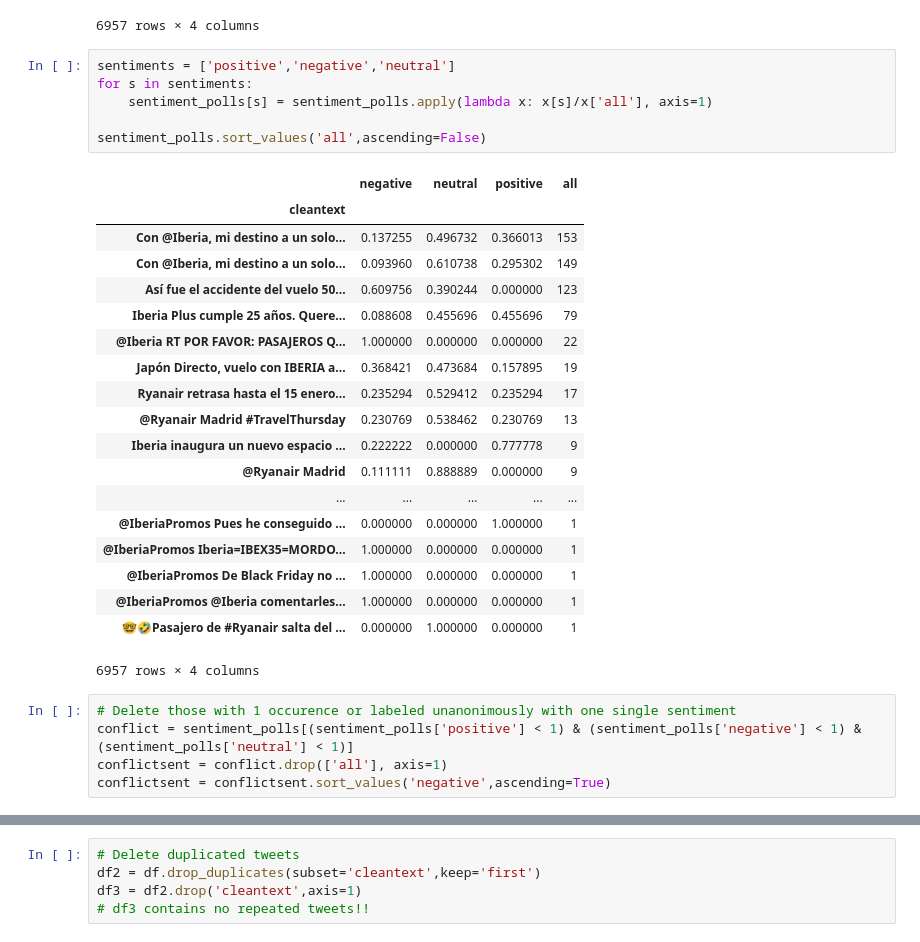
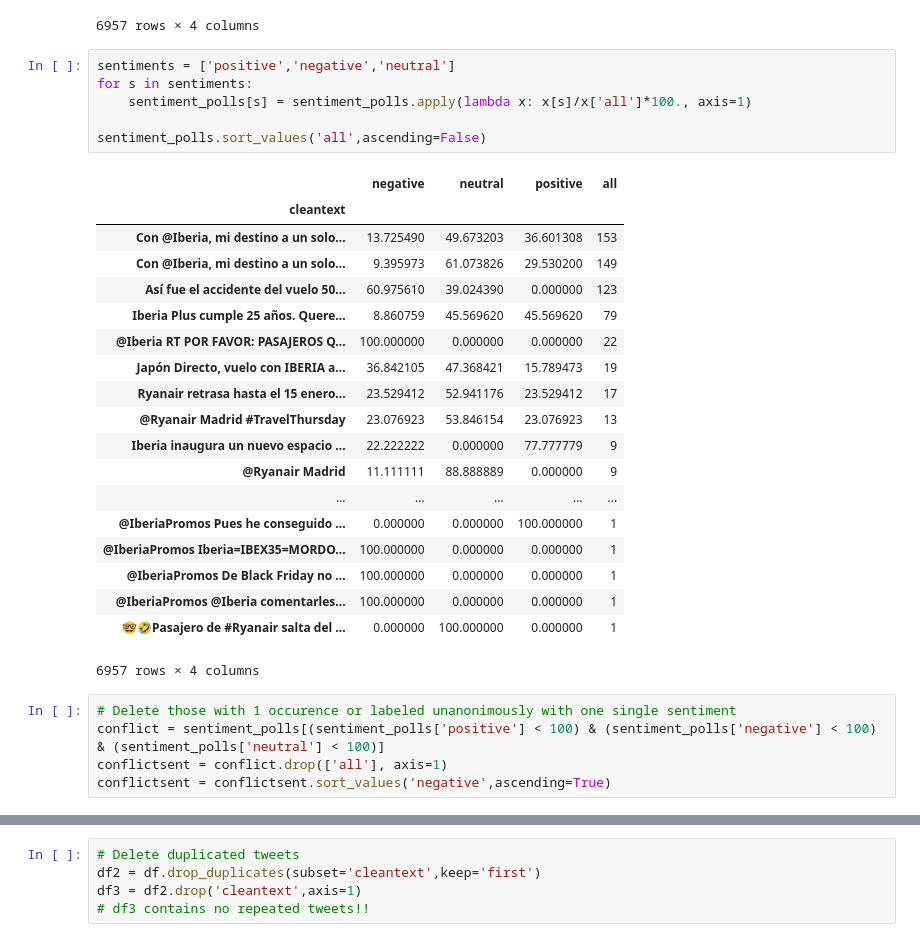
Before and after one commit to alfredcas/Feelings, a Jupyter notebook: Marketing.ipynb, the cells around one changed output, grey strips where cells are left out. Drawn from its saved outputs; the diff is of its cells as text.

```diff
--- a/Marketing.ipynb
+++ b/Marketing.ipynb
@@ -98,32 +98,32 @@ sentiment_polls.sort_values('neutral',ascending=False)
 # %%
 sentiments = ['positive','negative','neutral']
 for s in sentiments:
-    sentiment_polls[s] = sentiment_polls.apply(lambda x: x[s]/x['all'], axis=1)
+    sentiment_polls[s] = sentiment_polls.apply(lambda x: x[s]/x['all']*100., axis=1)
 
 sentiment_polls.sort_values('all',ascending=False)
 # %% [output]
 |  | negative | neutral | positive | all |
 | cleantext |  |  |  |  |
-| Con @Iberia, mi destino a un solo... | 0.137255 | 0.496732 | 0.366013 | 153 |
-| Con @Iberia, mi destino a un solo... | 0.093960 | 0.610738 | 0.295302 | 149 |
-| Así fue el accidente del vuelo 50... | 0.609756 | 0.390244 | 0.000000 | 123 |
-| Iberia Plus cumple 25 años. Quere... | 0.088608 | 0.455696 | 0.455696 | 79 |
-| @Iberia RT POR FAVOR: PASAJEROS Q... | 1.000000 | 0.000000 | 0.000000 | 22 |
-| Japón Directo, vuelo con IBERIA a... | 0.368421 | 0.473684 | 0.157895 | 19 |
-| Ryanair retrasa hasta el 15 enero... | 0.235294 | 0.529412 | 0.235294 | 17 |
-| @Ryanair Madrid #TravelThursday | 0.230769 | 0.538462 | 0.230769 | 13 |
-| Iberia inaugura un nuevo espacio ... | 0.222222 | 0.000000 | 0.777778 | 9 |
-| @Ryanair Madrid | 0.111111 | 0.888889 | 0.000000 | 9 |
+| Con @Iberia, mi destino a un solo... | 13.725490 | 49.673203 | 36.601308 | 153 |
+| Con @Iberia, mi destino a un solo... | 9.395973 | 61.073826 | 29.530200 | 149 |
+| Así fue el accidente del vuelo 50... | 60.975610 | 39.024390 | 0.000000 | 123 |
+| Iberia Plus cumple 25 años. Quere... | 8.860759 | 45.569620 | 45.569620 | 79 |
+| @Iberia RT POR FAVOR: PASAJEROS Q... | 100.000000 | 0.000000 | 0.000000 | 22 |
+| Japón Directo, vuelo con IBERIA a... | 36.842105 | 47.368421 | 15.789473 | 19 |
+| Ryanair retrasa hasta el 15 enero... | 23.529412 | 52.941176 | 23.529412 | 17 |
+| @Ryanair Madrid #TravelThursday | 23.076923 | 53.846154 | 23.076923 | 13 |
+| Iberia inaugura un nuevo espacio ... | 22.222222 | 0.000000 | 77.777779 | 9 |
+| @Ryanair Madrid | 11.111111 | 88.888889 | 0.000000 | 9 |
 | ... | ... | ... | ... | ... |
-| @IberiaPromos Pues he conseguido ... | 0.000000 | 0.000000 | 1.000000 | 1 |
-| @IberiaPromos Iberia=IBEX35=MORDO... | 1.000000 | 0.000000 | 0.000000 | 1 |
-| @IberiaPromos De Black Friday no ... | 1.000000 | 0.000000 | 0.000000 | 1 |
-| @IberiaPromos @Iberia comentarles... | 1.000000 | 0.000000 | 0.000000 | 1 |
-| 🤓🤣Pasajero de #Ryanair salta del ... | 0.000000 | 1.000000 | 0.000000 | 1 |
+| @IberiaPromos Pues he conseguido ... | 0.000000 | 0.000000 | 100.000000 | 1 |
+| @IberiaPromos Iberia=IBEX35=MORDO... | 100.000000 | 0.000000 | 0.000000 | 1 |
+| @IberiaPromos De Black Friday no ... | 100.000000 | 0.000000 | 0.000000 | 1 |
+| @IberiaPromos @Iberia comentarles... | 100.000000 | 0.000000 | 0.000000 | 1 |
+| 🤓🤣Pasajero de #Ryanair salta del ... | 0.000000 | 100.000000 | 0.000000 | 1 |
 6957 rows × 4 columns
 # %%
 # Delete those with 1 occurence or labeled unanonimously with one single sentiment
-conflict = sentiment_polls[(sentiment_polls['positive'] < 1) & (sentiment_polls['negative'] < 1) & (sentiment_polls['neutral'] < 1)]
+conflict = sentiment_polls[(sentiment_polls['positive'] < 100) & (sentiment_polls['negative'] < 100) & (sentiment_polls['neutral'] < 100)]
 conflictsent = conflict.drop(['all'], axis=1)
 conflictsent = conflictsent.sort_values('negative',ascending=True)
 # %%
```
Also changed, not shown: parts of 7 cells of this notebook.
